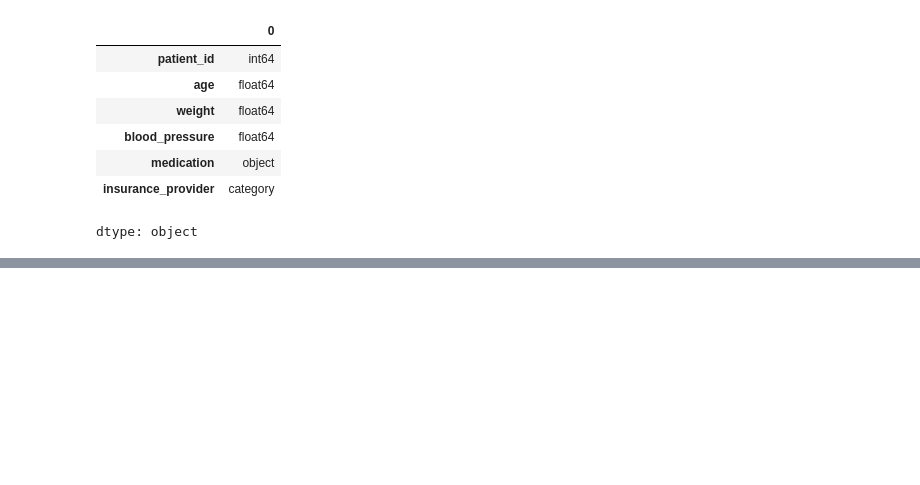
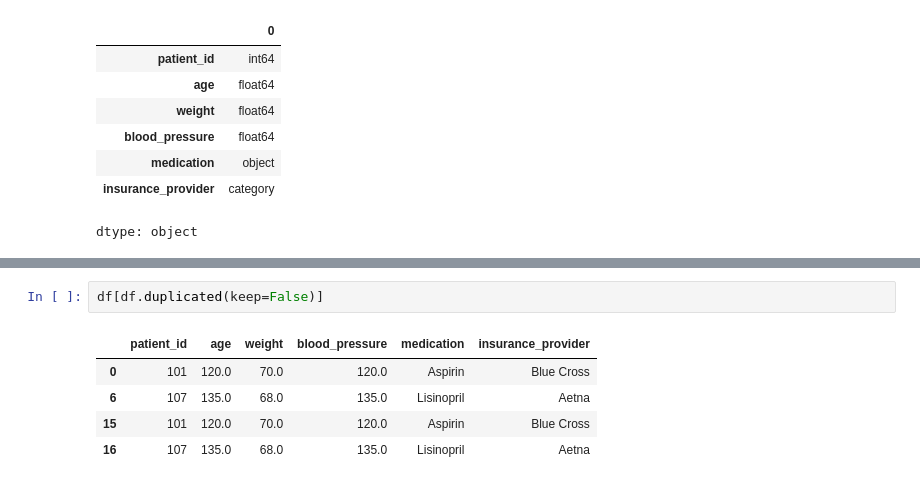
Before and after one commit to muditkumar14/aiml, a Jupyter notebook: Healthcare_Data_Cleaning.ipynb, the cells around one changed output, grey strips where cells are left out. Saved outputs shown, nothing was run; the diff lists cells and outputs as text; blank space fills up the shorter version.

```diff
--- a/Healthcare_Data_Cleaning.ipynb
+++ b/Healthcare_Data_Cleaning.ipynb
@@ -125,0 +198,8 @@ dtype: object
+# %%
+df[df.duplicated(keep=False)]
+# %% [output]
+|  | patient_id | age | weight | blood_pressure | medication | insurance_provider |
+| 0 | 101 | 120.0 | 70.0 | 120.0 | Aspirin | Blue Cross |
+| 6 | 107 | 135.0 | 68.0 | 135.0 | Lisinopril | Aetna |
+| 15 | 101 | 120.0 | 70.0 | 120.0 | Aspirin | Blue Cross |
+| 16 | 107 | 135.0 | 68.0 | 135.0 | Lisinopril | Aetna |
```
Also changed, not shown: parts of 14 cells of this notebook.
